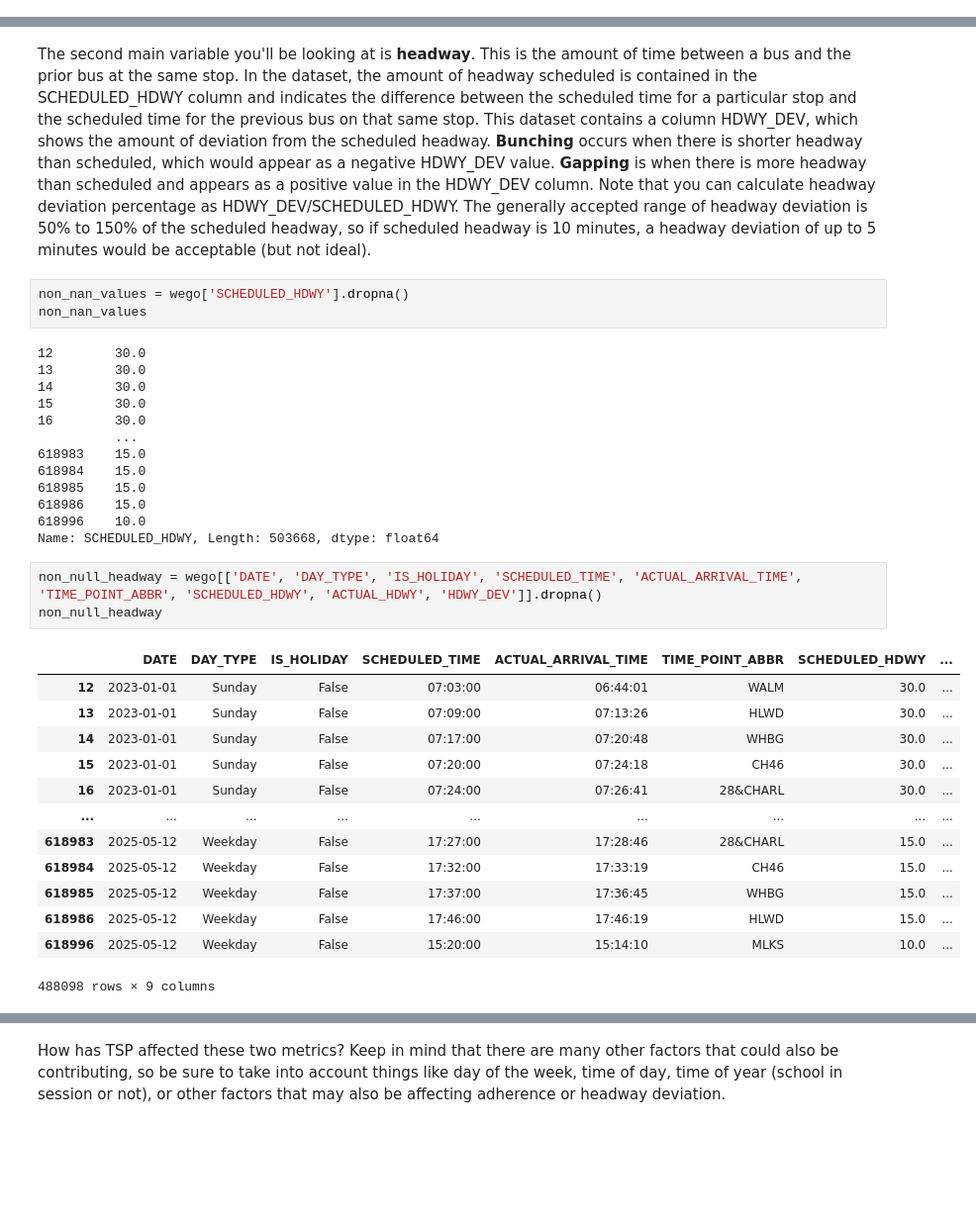
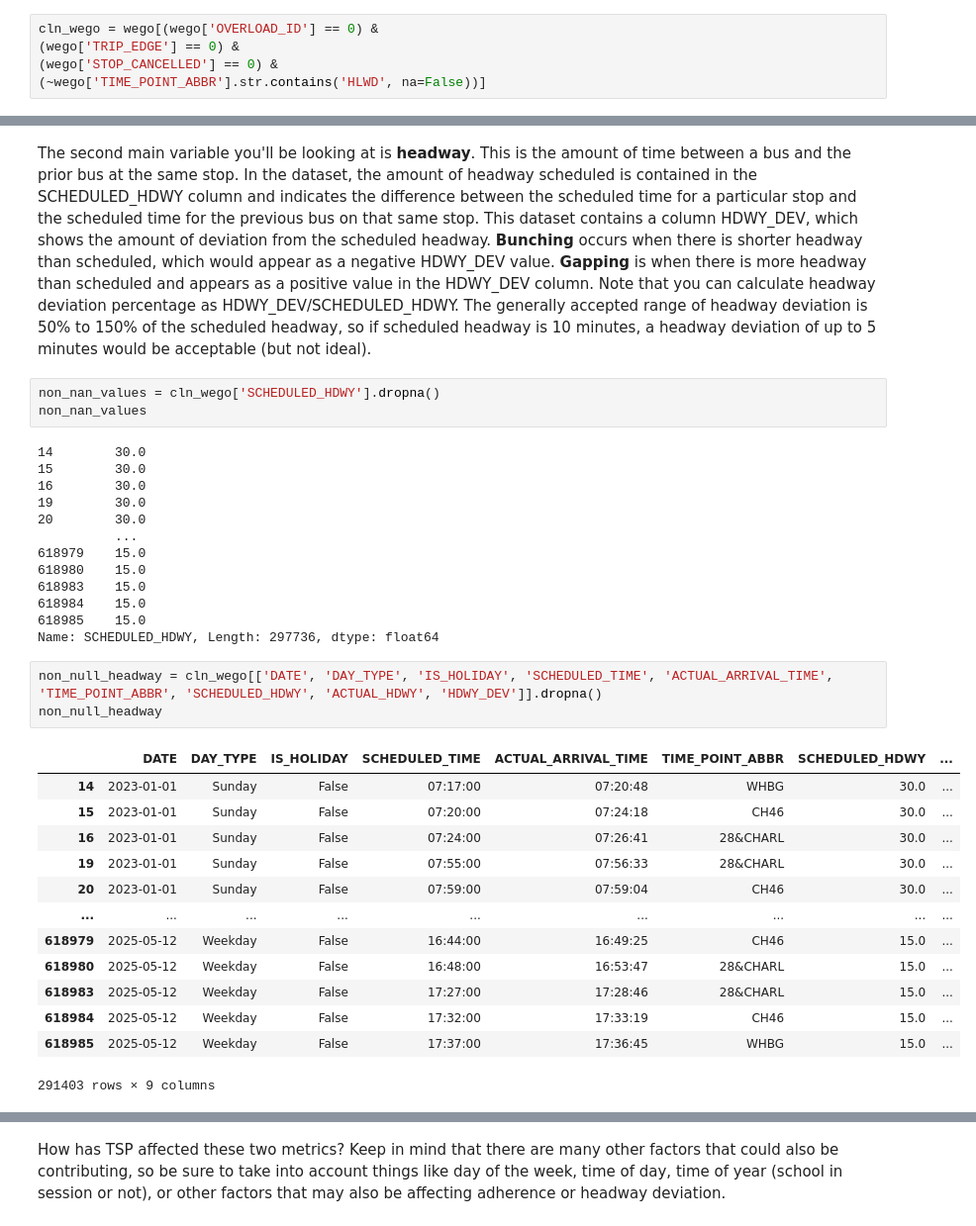
Before and after one commit to NSS-Data-Analytics-Cohort-14/wego-partnerproject-da14-v2-seanfahey1127, a Jupyter notebook: notebooks/WeGo_Project_Sfahey.ipynb, the cells around one changed output, grey strips where cells are left out. Shown at 99% size. Saved outputs shown, nothing was run; the diff lists cells and outputs as text; blank space fills up the shorter version.

```diff
--- a/notebooks/WeGo_Project_Sfahey.ipynb
+++ b/notebooks/WeGo_Project_Sfahey.ipynb
@@ -94,0 +90,5 @@ Name: count, dtype: int64
+# %%
+cln_wego = wego[(wego['OVERLOAD_ID'] == 0) &
+(wego['TRIP_EDGE'] == 0) &
+(wego['STOP_CANCELLED'] == 0) &
+(~wego['TIME_POINT_ABBR'].str.contains('HLWD', na=False))]
@@ -250,38 +266,38 @@ Ontime: 84.80%
 The second main variable you'll be looking at is **headway**.  This is the amount of time between a bus and the prior bus at the same stop. In the dataset, the amount of headway scheduled is contained in the SCHEDULED_HDWY column and indicates the difference between the scheduled time for a particular stop and the scheduled time for the previous bus on that same stop.
 This dataset contains a column HDWY_DEV, which shows the amount of deviation from the scheduled headway. **Bunching** occurs when there is shorter headway than scheduled, which would appear as a negative HDWY_DEV value. **Gapping** is when there is more headway than scheduled and appears as a positive value in the HDWY_DEV column. Note that you can calculate headway deviation percentage as HDWY_DEV/SCHEDULED_HDWY. The generally accepted range of headway deviation is 50% to 150% of the scheduled headway, so if scheduled headway is 10 minutes, a headway deviation of up to 5 minutes would be acceptable (but not ideal).
 # %%
-non_nan_values = wego['SCHEDULED_HDWY'].dropna()
+non_nan_values = cln_wego['SCHEDULED_HDWY'].dropna()
 non_nan_values
 # %% [output]
-12        30.0
-13        30.0
 14        30.0
 15        30.0
 16        30.0
+19        30.0
+20        30.0
           ...
+618979    15.0
+618980    15.0
 618983    15.0
 618984    15.0
 618985    15.0
-618986    15.0
-618996    10.0
-Name: SCHEDULED_HDWY, Length: 503668, dtype: float64
+Name: SCHEDULED_HDWY, Length: 297736, dtype: float64
 # %%
-non_null_headway = wego[['DATE', 'DAY_TYPE', 'IS_HOLIDAY', 'SCHEDULED_TIME', 'ACTUAL_ARRIVAL_TIME', 'TIME_POINT_ABBR', 'SCHEDULED_HDWY', 'ACTUAL_HDWY', 'HDWY_DEV']].dropna()
+non_null_headway = cln_wego[['DATE', 'DAY_TYPE', 'IS_HOLIDAY', 'SCHEDULED_TIME', 'ACTUAL_ARRIVAL_TIME', 'TIME_POINT_ABBR', 'SCHEDULED_HDWY', 'ACTUAL_HDWY', 'HDWY_DEV']].dropna()
 non_null_headway
 # %% [output]
 |  | DATE | DAY_TYPE | IS_HOLIDAY | SCHEDULED_TIME | ACTUAL_ARRIVAL_TIME | TIME_POINT_ABBR | SCHEDULED_HDWY | ... |
-| 12 | 2023-01-01 | Sunday | False | 07:03:00 | 06:44:01 | WALM | 30.0 | ... |
-| 13 | 2023-01-01 | Sunday | False | 07:09:00 | 07:13:26 | HLWD | 30.0 | ... |
 | 14 | 2023-01-01 | Sunday | False | 07:17:00 | 07:20:48 | WHBG | 30.0 | ... |
 | 15 | 2023-01-01 | Sunday | False | 07:20:00 | 07:24:18 | CH46 | 30.0 | ... |
 | 16 | 2023-01-01 | Sunday | False | 07:24:00 | 07:26:41 | 28&CHARL | 30.0 | ... |
+| 19 | 2023-01-01 | Sunday | False | 07:55:00 | 07:56:33 | 28&CHARL | 30.0 | ... |
+| 20 | 2023-01-01 | Sunday | False | 07:59:00 | 07:59:04 | CH46 | 30.0 | ... |
 | ... | ... | ... | ... | ... | ... | ... | ... | ... |
+| 618979 | 2025-05-12 | Weekday | False | 16:44:00 | 16:49:25 | CH46 | 15.0 | ... |
+| 618980 | 2025-05-12 | Weekday | False | 16:48:00 | 16:53:47 | 28&CHARL | 15.0 | ... |
 | 618983 | 2025-05-12 | Weekday | False | 17:27:00 | 17:28:46 | 28&CHARL | 15.0 | ... |
 | 618984 | 2025-05-12 | Weekday | False | 17:32:00 | 17:33:19 | CH46 | 15.0 | ... |
 | 618985 | 2025-05-12 | Weekday | False | 17:37:00 | 17:36:45 | WHBG | 15.0 | ... |
-| 618986 | 2025-05-12 | Weekday | False | 17:46:00 | 17:46:19 | HLWD | 15.0 | ... |
-| 618996 | 2025-05-12 | Weekday | False | 15:20:00 | 15:14:10 | MLKS | 10.0 | ... |
-488098 rows × 9 columns
+291403 rows × 9 columns
 # %%
 non_null_headway['HDWY_DEV_PCT'] = (non_null_headway['HDWY_DEV'] / non_null_headway['SCHEDULED_HDWY']) * 100
 non_null_headway.sort_values(['HDWY_DEV'])
```
Also changed, not shown: parts of 11 cells of this notebook.
